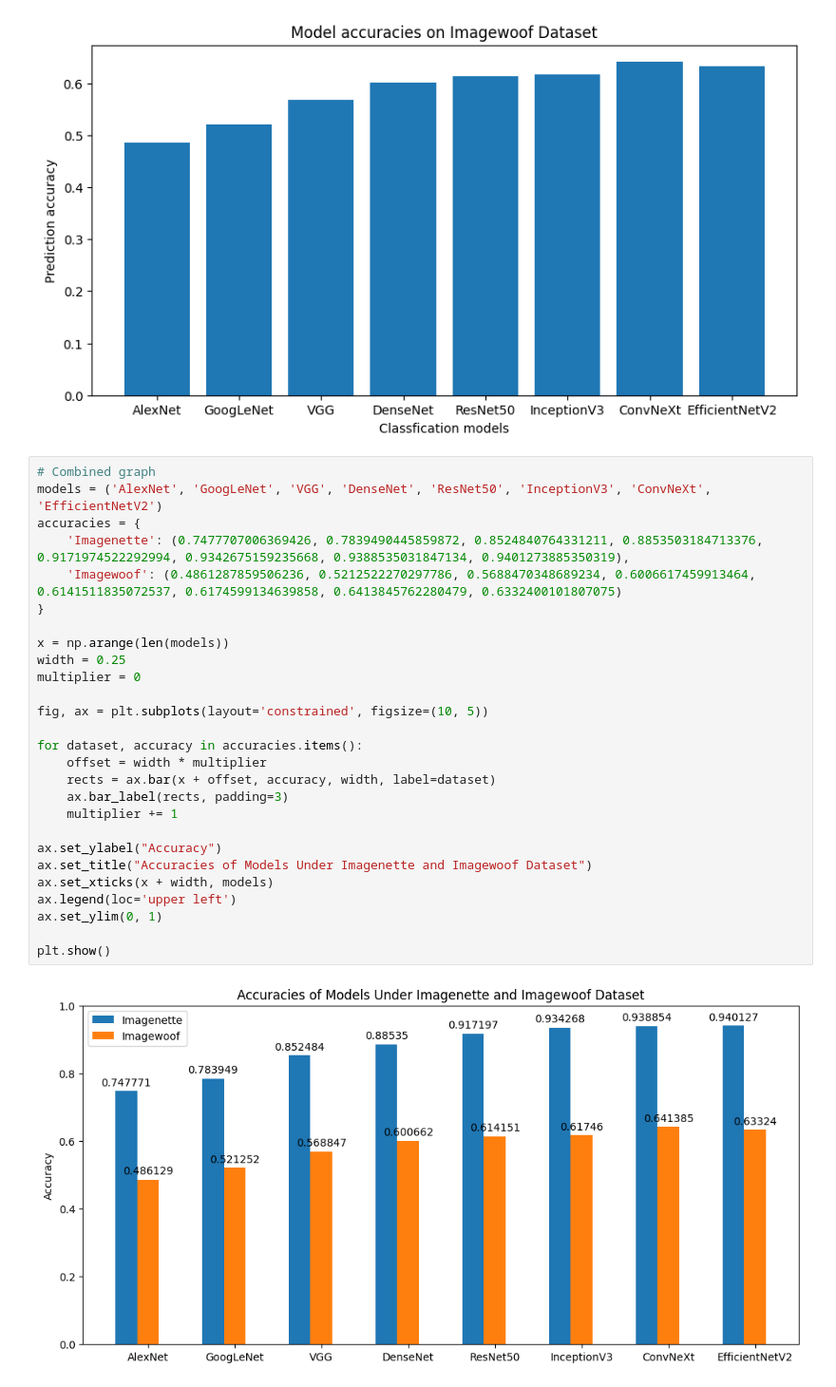
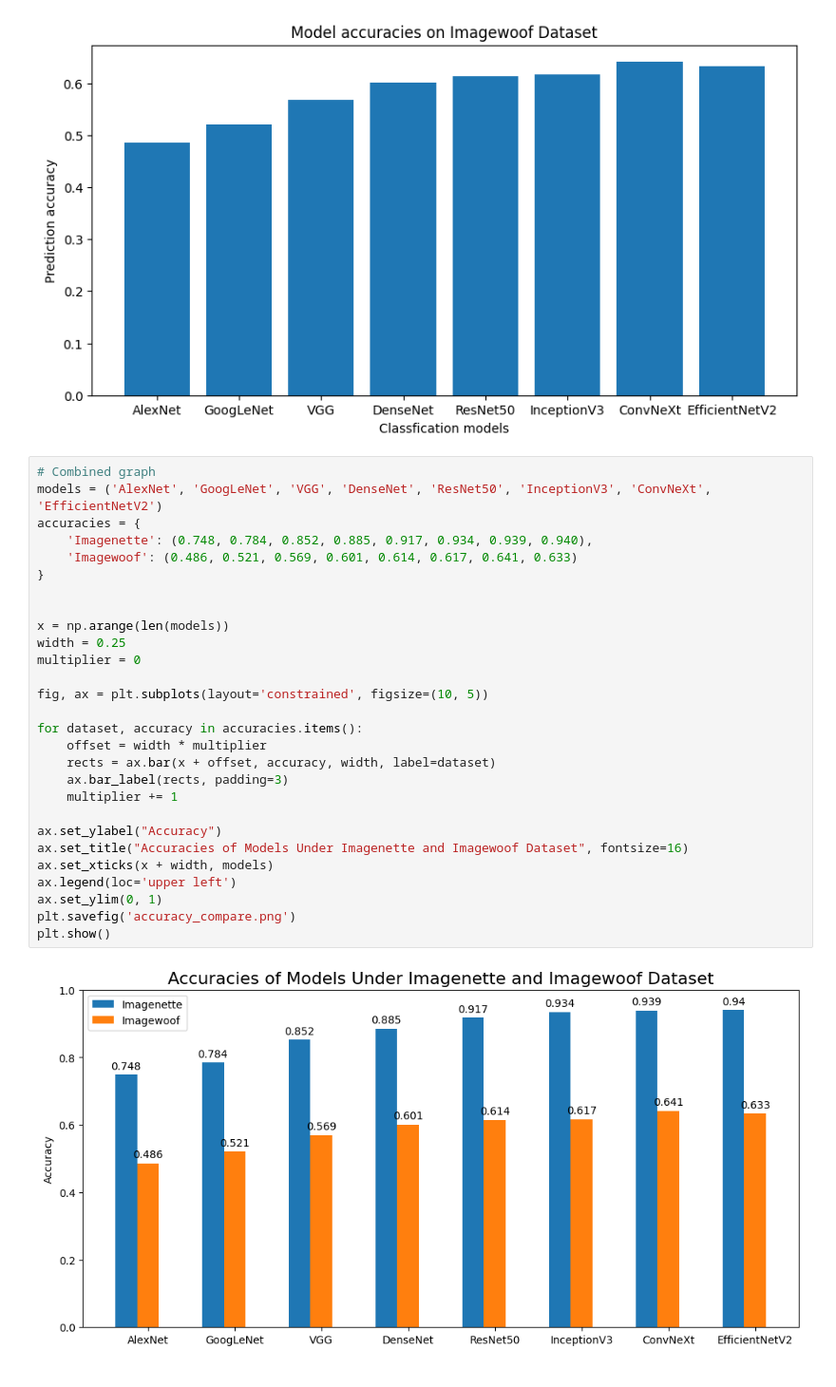
Before and after one commit to Yi-Zh17/explaining-CNN, a Jupyter notebook: accuracy_check_imagewoof.ipynb, the cells around one changed output. Shown: that part at 95% size. Drawn from its saved outputs; the diff is of its cells as text.

```diff
--- a/accuracy_check_imagewoof.ipynb
+++ b/accuracy_check_imagewoof.ipynb
@@ -158,29 +158,30 @@ Text(0.5, 1.0, 'Model accuracies on Imagewoof Dataset')
 # %%
 # Combined graph
 models = ('AlexNet', 'GoogLeNet', 'VGG', 'DenseNet', 'ResNet50', 'InceptionV3', 'ConvNeXt', 'EfficientNetV2')
 accuracies = {
-    'Imagenette': (0.7477707006369426, 0.7839490445859872, 0.8524840764331211, 0.8853503184713376, 0.9171974522292994, 0.9342675159235668, 0.9388535031847134, 0.9401273885350319),
-    'Imagewoof': (0.4861287859506236, 0.5212522270297786, 0.5688470348689234, 0.6006617459913464, 0.6141511835072537, 0.6174599134639858, 0.6413845762280479, 0.6332400101807075)
+    'Imagenette': (0.748, 0.784, 0.852, 0.885, 0.917, 0.934, 0.939, 0.940),
+    'Imagewoof': (0.486, 0.521, 0.569, 0.601, 0.614, 0.617, 0.641, 0.633)
 }
+
 
 x = np.arange(len(models))
 width = 0.25
 multiplier = 0
 
 fig, ax = plt.subplots(layout='constrained', figsize=(10, 5))
 
 for dataset, accuracy in accuracies.items():
     offset = width * multiplier
     rects = ax.bar(x + offset, accuracy, width, label=dataset)
     ax.bar_label(rects, padding=3)
     multiplier += 1
 
 ax.set_ylabel("Accuracy")
-ax.set_title("Accuracies of Models Under Imagenette and Imagewoof Dataset")
+ax.set_title("Accuracies of Models Under Imagenette and Imagewoof Dataset", fontsize=16)
 ax.set_xticks(x + width, models)
 ax.legend(loc='upper left')
 ax.set_ylim(0, 1)
-
+plt.savefig('accuracy_compare.png')
 plt.show()
 # %% [output]
-[figure, old version]
+[figure, new version]
```
Also changed, not shown: 9 other files.
